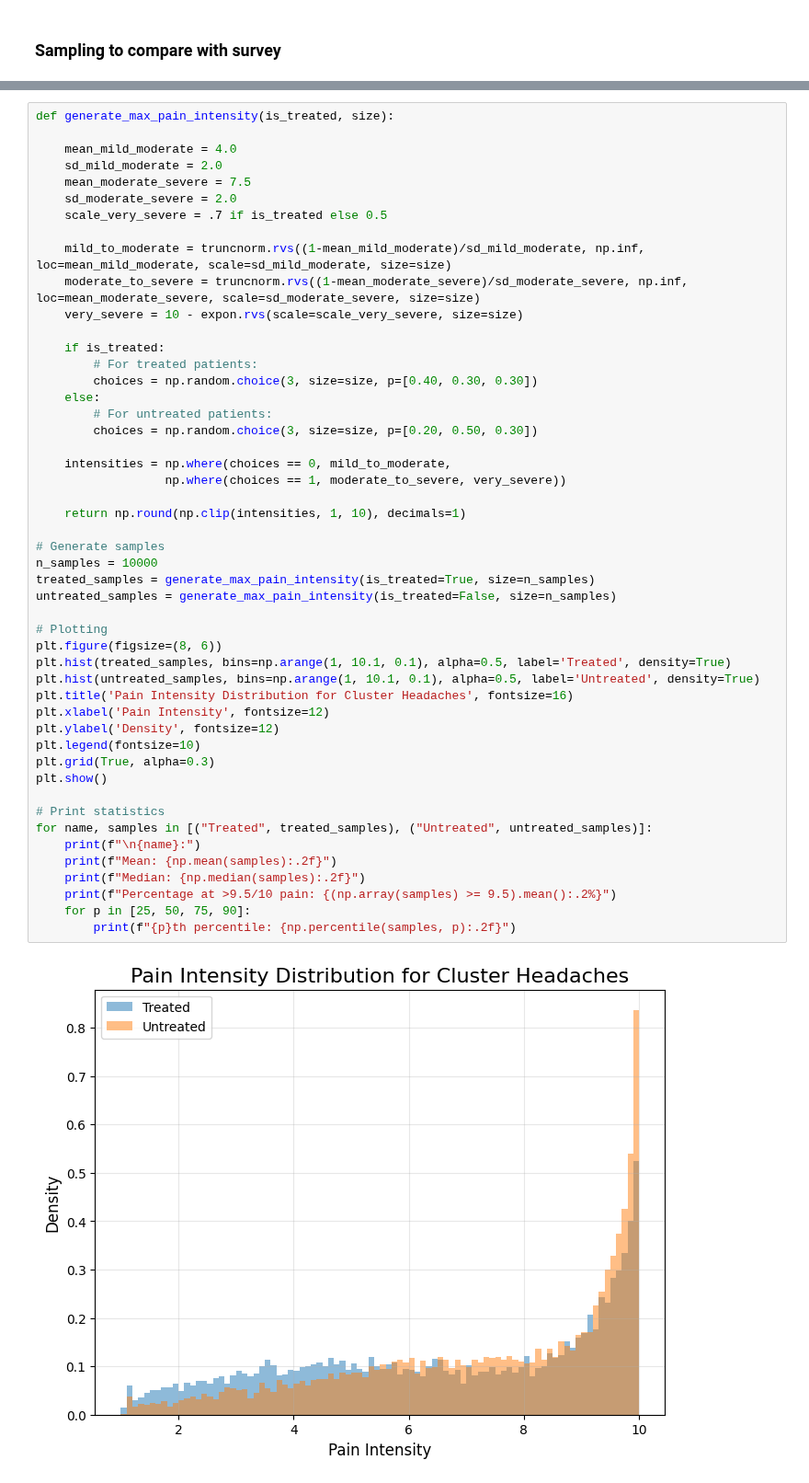
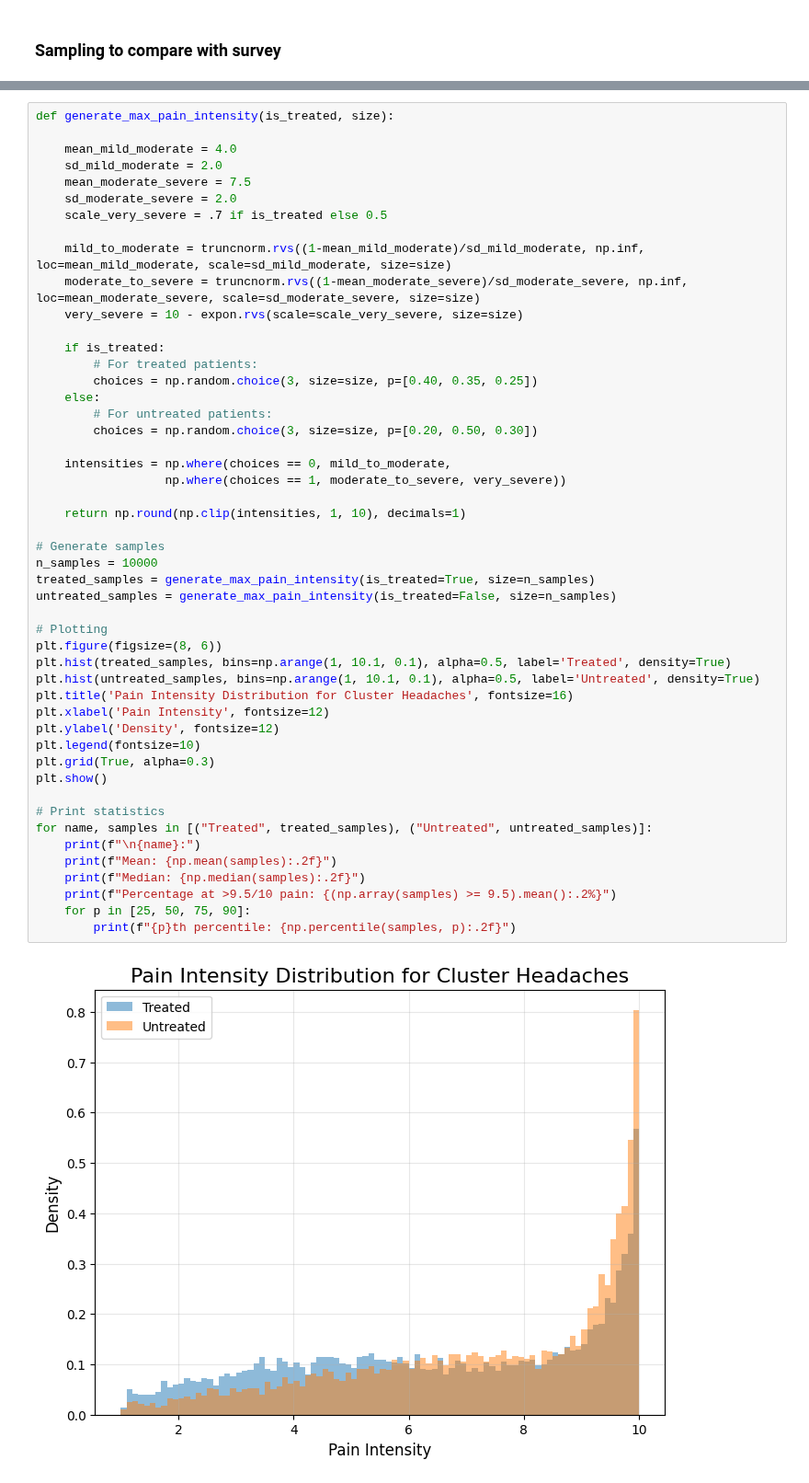
Before and after one commit to aph-research/cluster-headaches, a Jupyter notebook: Cluster headache full model.ipynb, the cells around one changed output, grey strips where cells are left out. Shown at 92% size. Saved outputs shown, nothing was run; the diff lists cells and outputs as text.

```diff
--- a/Cluster headache full model.ipynb
+++ b/Cluster headache full model.ipynb
@@ -542,7 +587,7 @@ def generate_max_pain_intensity(is_treated, size):
 
     if is_treated:
         # For treated patients:
-        choices = np.random.choice(3, size=size, p=[0.40, 0.30, 0.30])
+        choices = np.random.choice(3, size=size, p=[0.40, 0.35, 0.25])
     else:
         # For untreated patients:
         choices = np.random.choice(3, size=size, p=[0.20, 0.50, 0.30])
@@ -550,32 +595,32 @@ def generate_max_pain_intensity(is_treated, size):
     intensities = np.where(choices == 0, mild_to_moderate,
                   np.where(choices == 1, moderate_to_severe, very_severe))
 
     return np.round(np.clip(intensities, 1, 10), decimals=1)
 
 # Generate samples
 n_samples = 10000
 treated_samples = generate_max_pain_intensity(is_treated=True, size=n_samples)
 untreated_samples = generate_max_pain_intensity(is_treated=False, size=n_samples)
 
 # Plotting
 plt.figure(figsize=(8, 6))
 plt.hist(treated_samples, bins=np.arange(1, 10.1, 0.1), alpha=0.5, label='Treated', density=True)
 plt.hist(untreated_samples, bins=np.arange(1, 10.1, 0.1), alpha=0.5, label='Untreated', density=True)
 plt.title('Pain Intensity Distribution for Cluster Headaches', fontsize=16)
 plt.xlabel('Pain Intensity', fontsize=12)
 plt.ylabel('Density', fontsize=12)
 plt.legend(fontsize=10)
 plt.grid(True, alpha=0.3)
 plt.show()
 
 # Print statistics
 for name, samples in [("Treated", treated_samples), ("Untreated", untreated_samples)]:
     print(f"\n{name}:")
     print(f"Mean: {np.mean(samples):.2f}")
     print(f"Median: {np.median(samples):.2f}")
     print(f"Percentage at >9.5/10 pain: {(np.array(samples) >= 9.5).mean():.2%}")
     for p in [25, 50, 75, 90]:
         print(f"{p}th percentile: {np.percentile(samples, p):.2f}")
 # %% [output]
-[figure, old version]
+[figure, new version]
 Treated:
```
Also changed, not shown: parts of 12 cells of this notebook.
